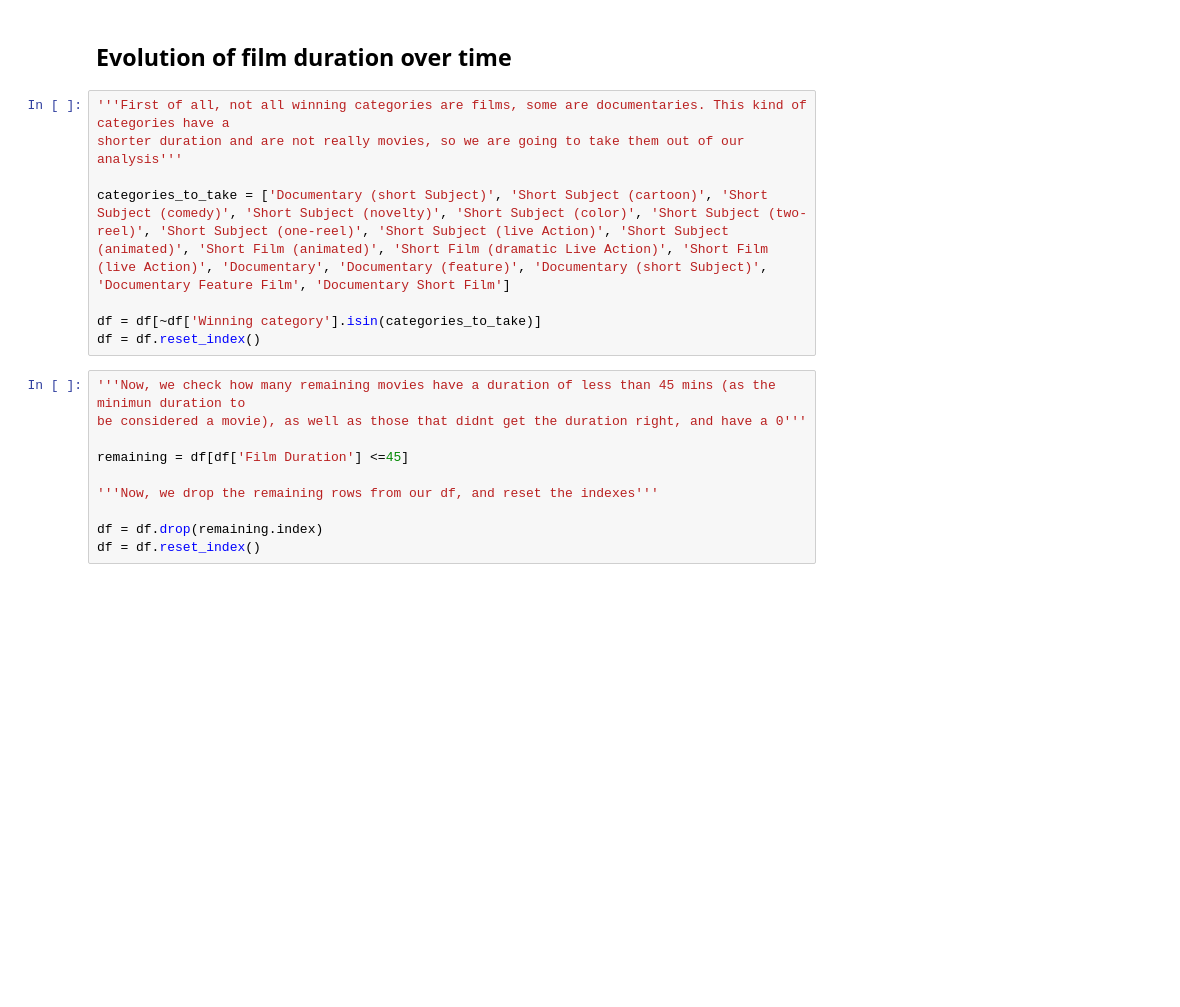
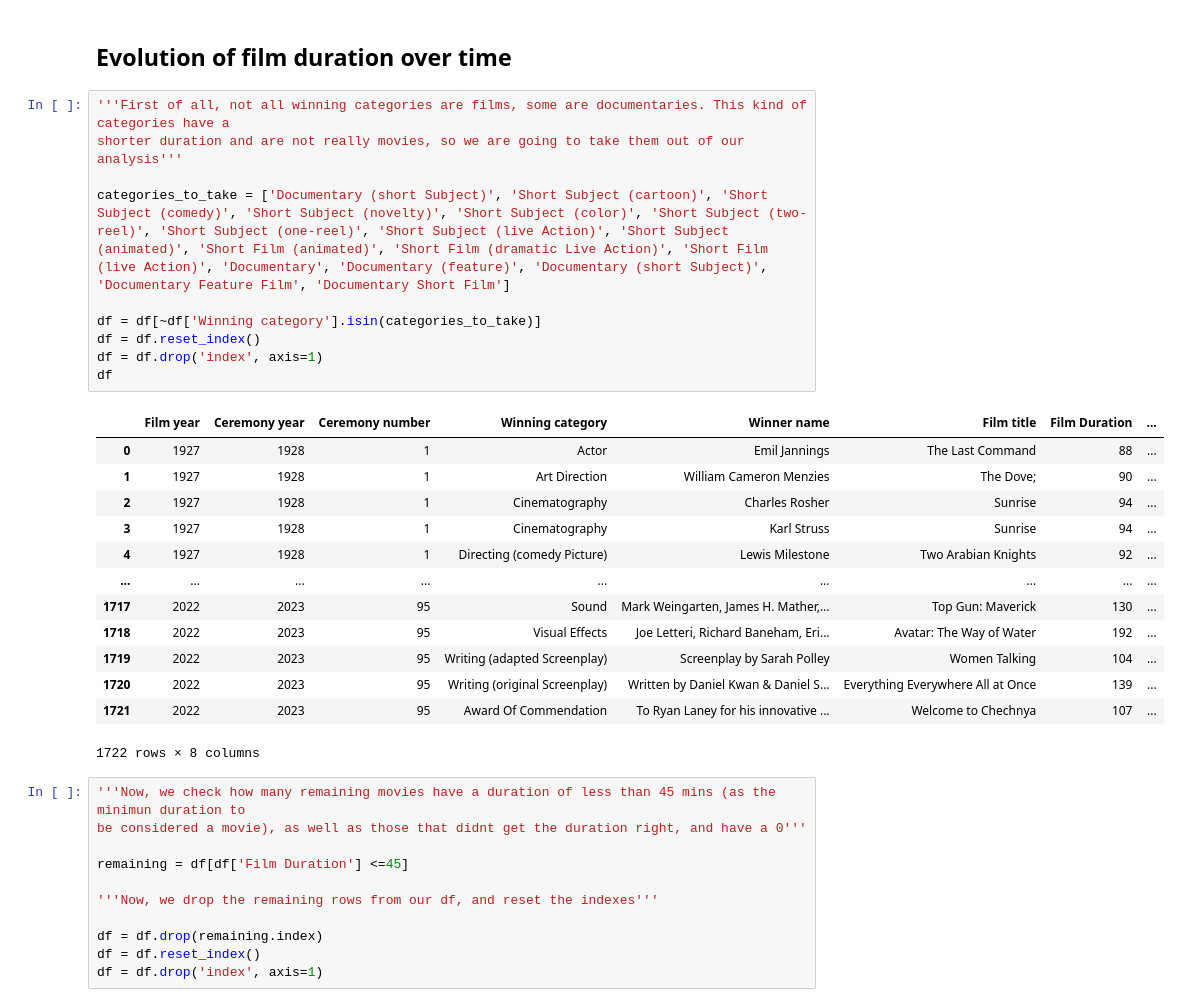
Before and after one commit to davidfernandez1619/ETL_project, a Jupyter notebook: Notebooks/5-Visualization.ipynb, the cells around one changed output. Saved outputs shown, nothing was run; the diff lists cells and outputs as text; blank space fills up the shorter version.

```diff
--- a/Notebooks/5-Visualization.ipynb
+++ b/Notebooks/5-Visualization.ipynb
@@ -15,11 +15,27 @@ df = pd.read_csv('/Users/davidusuariocasa/Desktop/Projects/ETL_project/Data/scra
 # %%
 '''First of all, not all winning categories are films, some are documentaries. This kind of categories have a
 shorter duration and are not really movies, so we are going to take them out of our analysis'''
 
 categories_to_take = ['Documentary (short Subject)', 'Short Subject (cartoon)', 'Short Subject (comedy)', 'Short Subject (novelty)', 'Short Subject (color)', 'Short Subject (two-reel)', 'Short Subject (one-reel)', 'Short Subject (live Action)', 'Short Subject (animated)', 'Short Film (animated)', 'Short Film (dramatic Live Action)', 'Short Film (live Action)', 'Documentary', 'Documentary (feature)', 'Documentary (short Subject)', 'Documentary Feature Film', 'Documentary Short Film']
 
 df = df[~df['Winning category'].isin(categories_to_take)]
 df = df.reset_index()
+df = df.drop('index', axis=1)
+df
+# %% [output]
+|  | Film year | Ceremony year | Ceremony number | Winning category | Winner name | Film title | Film Duration | ... |
+| 0 | 1927 | 1928 | 1 | Actor | Emil Jannings | The Last Command | 88 | ... |
+| 1 | 1927 | 1928 | 1 | Art Direction | William Cameron Menzies | The Dove; | 90 | ... |
+| 2 | 1927 | 1928 | 1 | Cinematography | Charles Rosher | Sunrise | 94 | ... |
+| 3 | 1927 | 1928 | 1 | Cinematography | Karl Struss | Sunrise | 94 | ... |
+| 4 | 1927 | 1928 | 1 | Directing (comedy Picture) | Lewis Milestone | Two Arabian Knights | 92 | ... |
+| ... | ... | ... | ... | ... | ... | ... | ... | ... |
+| 1717 | 2022 | 2023 | 95 | Sound | Mark Weingarten, James H. Mather,... | Top Gun: Maverick | 130 | ... |
+| 1718 | 2022 | 2023 | 95 | Visual Effects | Joe Letteri, Richard Baneham, Eri... | Avatar: The Way of Water | 192 | ... |
+| 1719 | 2022 | 2023 | 95 | Writing (adapted Screenplay) | Screenplay by Sarah Polley | Women Talking | 104 | ... |
+| 1720 | 2022 | 2023 | 95 | Writing (original Screenplay) | Written by Daniel Kwan & Daniel S... | Everything Everywhere All at Once | 139 | ... |
+| 1721 | 2022 | 2023 | 95 | Award Of Commendation | To Ryan Laney for his innovative ... | Welcome to Chechnya | 107 | ... |
+1722 rows × 8 columns
 # %%
 '''Now, we check how many remaining movies have a duration of less than 45 mins (as the minimun duration to
 be considered a movie), as well as those that didnt get the duration right, and have a 0'''
@@ -30,3 +46,4 @@ remaining = df[df['Film Duration'] <=45]
 
 df = df.drop(remaining.index)
 df = df.reset_index()
+df = df.drop('index', axis=1)
```
Also changed, not shown: parts of 5 cells of this notebook.
